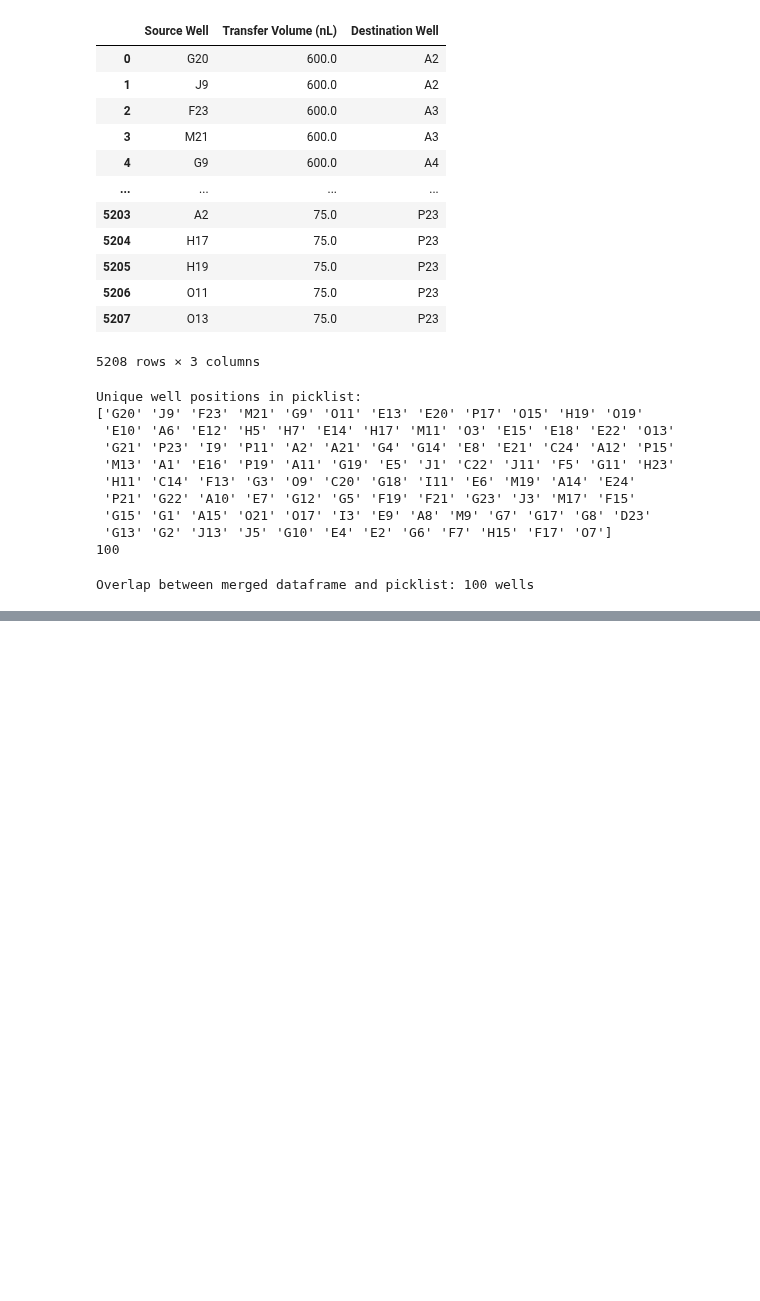
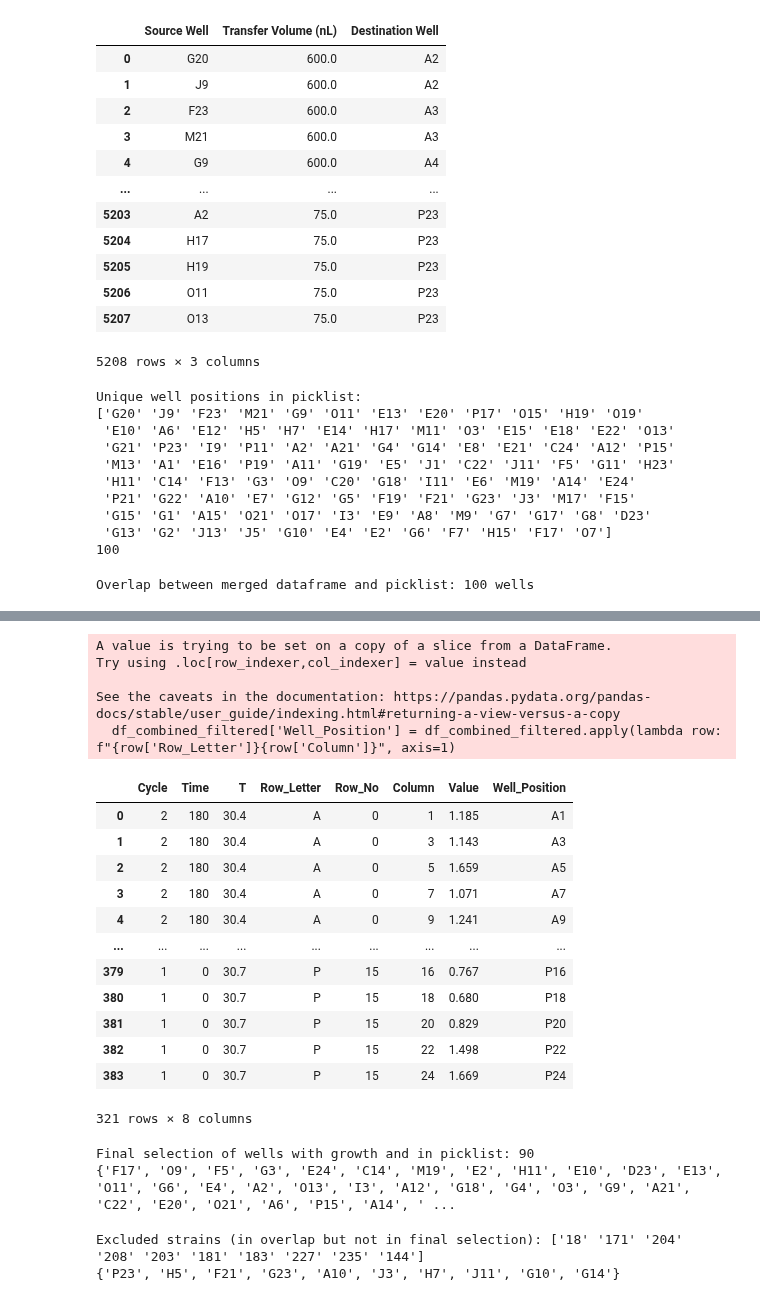
Before and after one commit to RatzkeLab/pairwise-interactions, a Jupyter notebook: 20260630/strain_check/check_strains.ipynb, the cells around one changed output, grey strips where cells are left out. Saved outputs shown, nothing was run; the diff lists cells and outputs as text; code cells hidden in the pictures; blank space fills up the shorter version.

```diff
--- a/20260630/strain_check/check_strains.ipynb
+++ b/20260630/strain_check/check_strains.ipynb
@@ -151,0 +237,39 @@ display(dfa)
+# %%
+#filter df_combined to rows with Value > .32
+df_combined_filtered = df_combined[df_combined['Value'].astype(float) > .32]
+df_combined_filtered['Well_Position'] = df_combined_filtered.apply(lambda row: f"{row['Row_Letter']}{row['Column']}", axis=1)
+display(df_combined_filtered)
+wells_with_growth = set(df_combined_filtered['Well_Position'].unique())
+final_selection = wells_with_growth.intersection(overlap)
+print(f"Final selection of wells with growth and in picklist: {len(final_selection)}")
+print(final_selection)
+# %% [output]
+A value is trying to be set on a copy of a slice from a DataFrame.
+Try using .loc[row_indexer,col_indexer] = value instead
+
+See the caveats in the documentation: https://pandas.pydata.org/pandas-docs/stable/user_guide/indexing.html#returning-a-view-versus-a-copy
+  df_combined_filtered['Well_Position'] = df_combined_filtered.apply(lambda row: f"{row['Row_Letter']}{row['Column']}", axis=1)
+|  | Cycle | Time | T | Row_Letter | Row_No | Column | Value | Well_Position |
+| 0 | 2 | 180 | 30.4 | A | 0 | 1 | 1.185 | A1 |
+| 1 | 2 | 180 | 30.4 | A | 0 | 3 | 1.143 | A3 |
+| 2 | 2 | 180 | 30.4 | A | 0 | 5 | 1.659 | A5 |
+| 3 | 2 | 180 | 30.4 | A | 0 | 7 | 1.071 | A7 |
+| 4 | 2 | 180 | 30.4 | A | 0 | 9 | 1.241 | A9 |
+| ... | ... | ... | ... | ... | ... | ... | ... | ... |
+| 379 | 1 | 0 | 30.7 | P | 15 | 16 | 0.767 | P16 |
+| 380 | 1 | 0 | 30.7 | P | 15 | 18 | 0.680 | P18 |
+| 381 | 1 | 0 | 30.7 | P | 15 | 20 | 0.829 | P20 |
+| 382 | 1 | 0 | 30.7 | P | 15 | 22 | 1.498 | P22 |
+| 383 | 1 | 0 | 30.7 | P | 15 | 24 | 1.669 | P24 |
+321 rows × 8 columns
+Final selection of wells with growth and in picklist: 90
+{'F17', 'O9', 'F5', 'G3', 'E24', 'C14', 'M19', 'E2', 'H11', 'E10', 'D23', 'E13', 'O11', 'G6', 'E4', 'A2', 'O13', 'I3', 'A12', 'G18', 'G4', 'O3', 'G9', 'A21', 'C22', 'E20', 'O21', 'A6', 'P15', 'A14', ' ...
+# %%
+#print the names of the strains from overlap that were not in the final selection
+excluded_wells = overlap - final_selection
+excluded_strains = df_merged[df_merged['Well.position'].isin(excluded_wells)]['strain'].unique()
+print(f"Excluded strains (in overlap but not in final selection): {excluded_strains}")
+print(excluded_wells)
+# %% [output]
+Excluded strains (in overlap but not in final selection): ['18' '171' '204' '208' '203' '181' '183' '227' '235' '144']
+{'P23', 'H5', 'F21', 'G23', 'A10', 'J3', 'H7', 'J11', 'G10', 'G14'}
```
Also changed, not shown: parts of 7 cells of this notebook.
